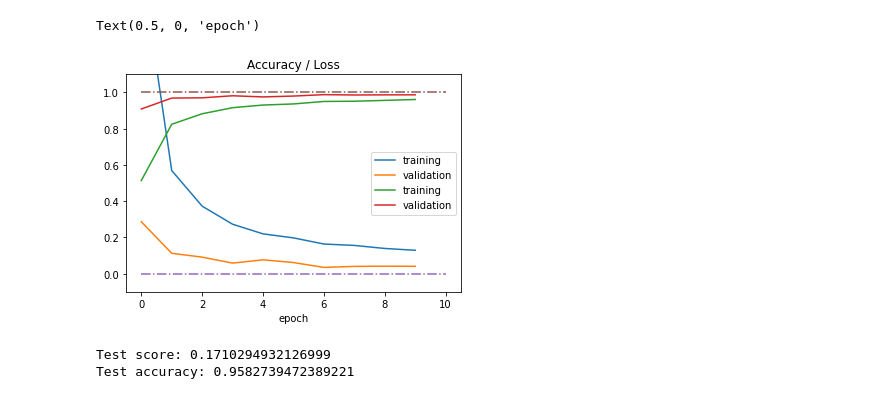
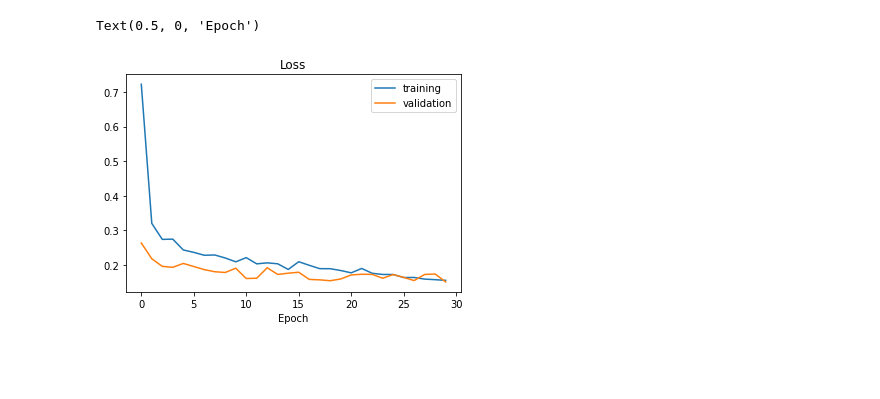
Before and after one commit to grandmasterb80/udemy, a Jupyter notebook: complete_self_driving_car_course-applied_deep_learning/The Complete Self-Driving Car Course - Lesson 14.ipynb, the cells around one changed output. Saved outputs shown, nothing was run; the diff lists cells and outputs as text; code cells hidden in the pictures; blank space fills up the shorter version.

```diff
--- a/complete_self_driving_car_course-applied_deep_learning/The Complete Self-Driving Car Course - Lesson 14.ipynb
+++ b/complete_self_driving_car_course-applied_deep_learning/The Complete Self-Driving Car Course - Lesson 14.ipynb
@@ -22,7 +22,7 @@ import cv2
 import pandas as pd
 import random
 # %%
-datadir = "lesson14_recording"
+datadir = "lesson14_recording_2"
 columns = [ 'center', 'left', 'right', 'steering', 'throttle', 'reverse', 'speed' ]
 data = pd.read_csv( os.path.join( datadir, 'images.csv' ), names = columns )
 data.head()
@@ -177,4 +190,4 @@ def my_model():
 # %%
-model = my_model()
+model = nvidia_model()
 print(model.summary())
 # %% [output]
@@ -195,5 +210,5 @@ _________________________________________________________________
 None
 # %%
 #history = model.fit( X_train_flat, y_train_flat, epochs = 20,  validation_data = ( X_val_flat, y_val_flat), batch_size = 400, verbose = 1, shuffle = 1)
-history = model.fit( X, y, epochs = 50 )
+history = model.fit( X_train_pp, y_train, epochs = 30, validation_data = ( X_valid_pp, y_valid ), batch_size = 100, verbose = 1, shuffle = 1 )
 # %% [output]
@@ -224,25 +232,9 @@ plt.show()
 # %%
-
-plt.plot(history.history['loss'])
-plt.plot(history.history['val_loss'])
-plt.plot(history.history['accuracy'])
-plt.plot(history.history['val_accuracy'])
-
-plt.plot([0,10],[0,0],'-.')
-plt.plot([0,10],[1,1],'-.')
-
-plt.legend( ['training', 'validation', 'training','validation' ] )
-plt.title('Accuracy / Loss')
-plt.ylim( ymin = -0.1, ymax = 1.1)
-plt.xlabel('epoch')
+plt.plot( history.history[ 'loss' ] )
+plt.plot( history.history[ 'val_loss' ] )
+plt.legend( [ 'training', 'validation' ] )
+plt.title( 'Loss' )
+plt.xlabel( 'Epoch' )
 # %% [output]
-Text(0.5, 0, 'epoch')
+Text(0.5, 0, 'Epoch')
-[figure, old version]
+[figure, new version]
-# %%
-score = model.evaluate(X_test_flat, y_test_flat, verbose=0)
-
-print( 'Test score:', score [ 0 ] )
-print( 'Test accuracy:', score [ 1 ])
-# %% [output]
-Test score: 0.1710294932126999
-Test accuracy: 0.9582739472389221
```
Also changed, not shown: parts of 22 cells of this notebook, 2 other files.
